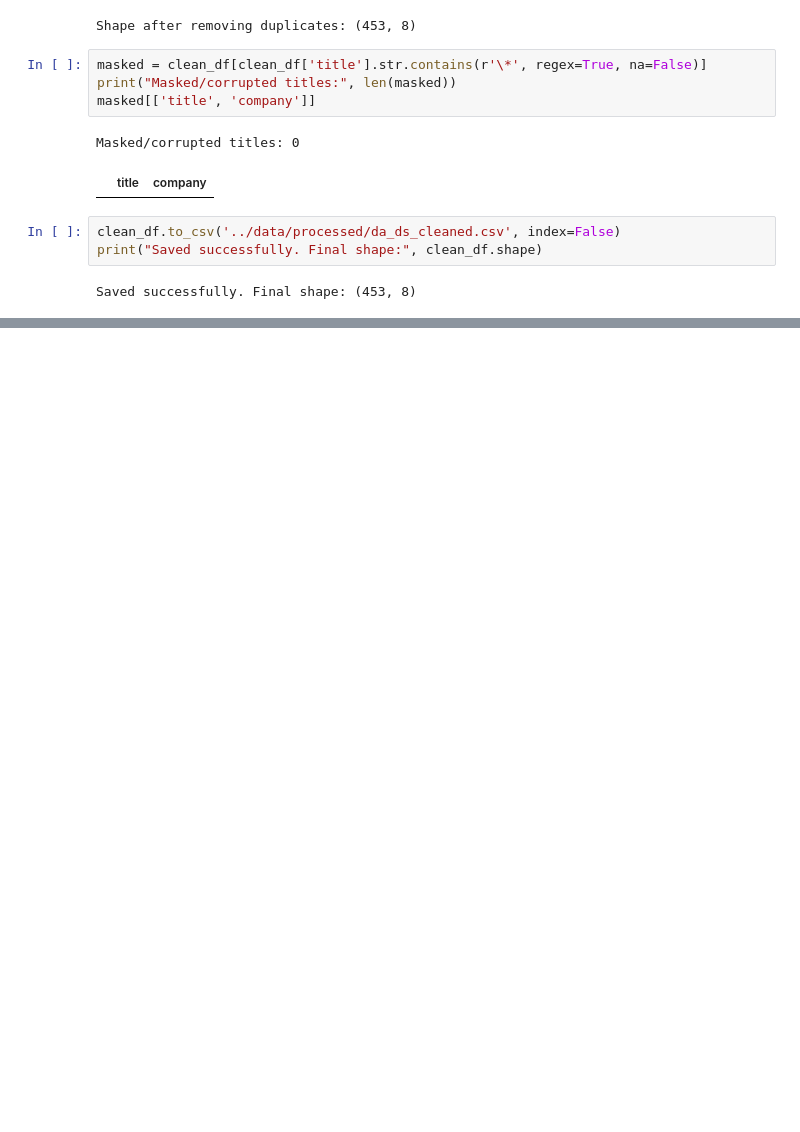
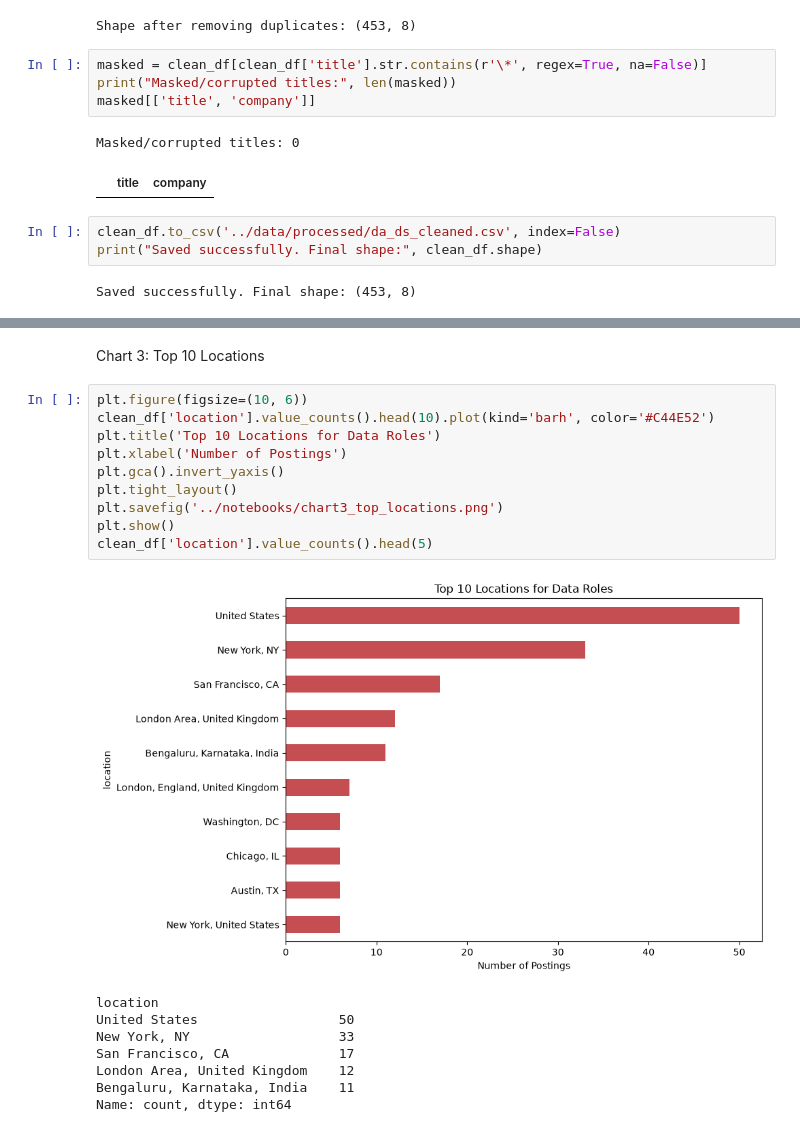
Before and after one commit to BhuvanJJ0055/skill-demand-analyzer, a Jupyter notebook: notebooks/01_data_exploration.ipynb, the cells around one changed output, grey strips where cells are left out. Drawn from its saved outputs; the diff is of its cells as text; blank space fills up the shorter version.

```diff
--- a/notebooks/01_data_exploration.ipynb
+++ b/notebooks/01_data_exploration.ipynb
@@ -158,0 +215,21 @@ Saved successfully. Final shape: (453, 8)
+# %% [markdown]
+Chart 3: Top 10 Locations
+# %%
+plt.figure(figsize=(10, 6))
+clean_df['location'].value_counts().head(10).plot(kind='barh', color='#C44E52')
+plt.title('Top 10 Locations for Data Roles')
+plt.xlabel('Number of Postings')
+plt.gca().invert_yaxis()
+plt.tight_layout()
+plt.savefig('../notebooks/chart3_top_locations.png')
+plt.show()
+clean_df['location'].value_counts().head(5)
+# %% [output]
+[figure, added]
+location
+United States                  50
+New York, NY                   33
+San Francisco, CA              17
+London Area, United Kingdom    12
+Bengaluru, Karnataka, India    11
+Name: count, dtype: int64
```
Also changed, not shown: parts of 10 cells of this notebook, 6 other files.
